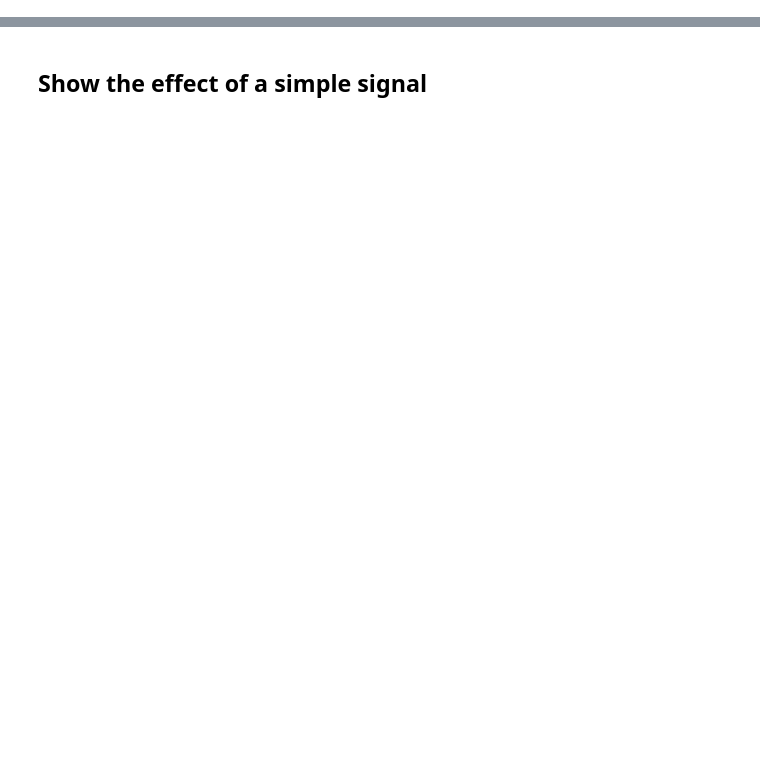
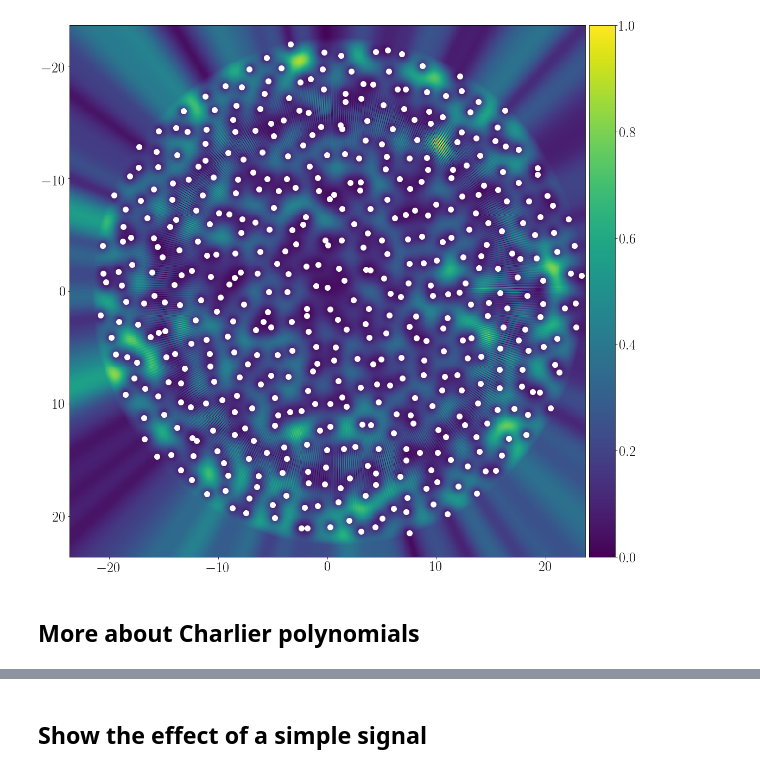
Before and after one commit to rbardenet/tf-transforms-and-gafs, a Jupyter notebook: notebooks/demo_planar.ipynb, the cells around one changed output, grey strips where cells are left out. Drawn from its saved outputs; the diff is of its cells as text; code cells hidden in the pictures; blank space fills up the shorter version.

```diff
--- a/notebooks/demo_planar.ipynb
+++ b/notebooks/demo_planar.ipynb
@@ -38,0 +38,6 @@ IFrame("scalogram_demo_alpha=0.0.pdf", width=1000, height=400)
+# %%
+xp.plotTransformedResults(boolShow=True, boolDemo=False)
+# %% [output]
+[figure, added]
+# %% [markdown]
+## More about Charlier polynomials
```
Also changed, not shown: parts of 16 cells of this notebook, 14 other files.
